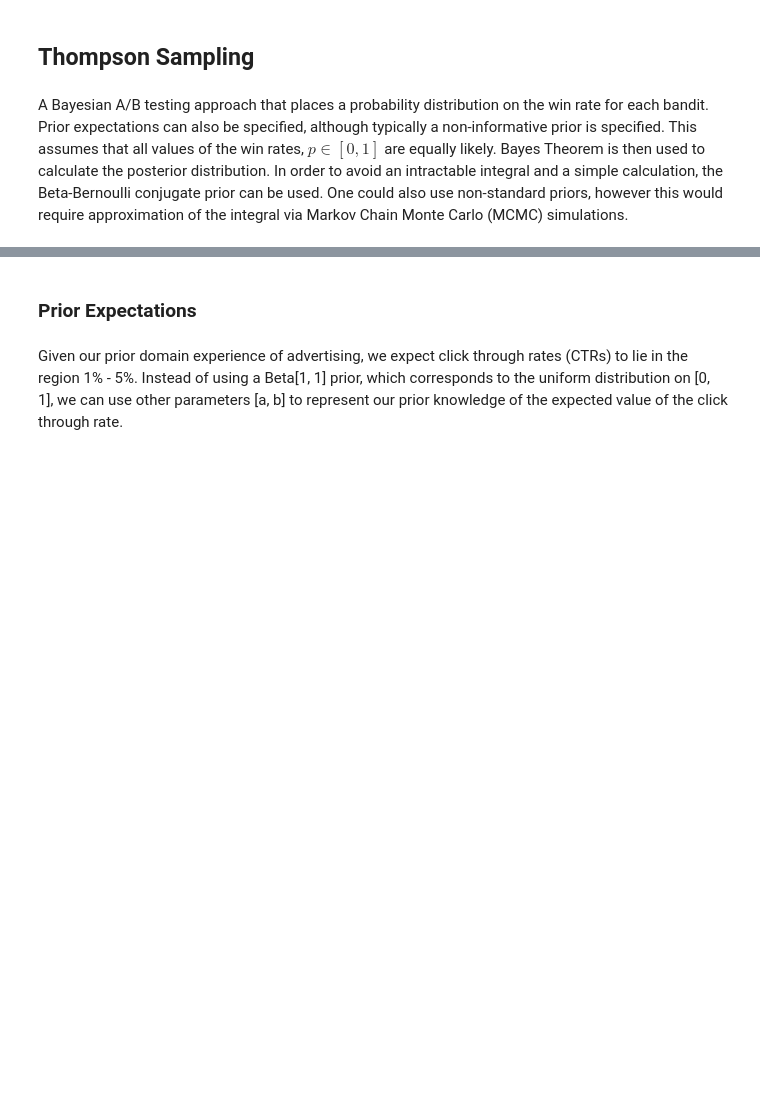
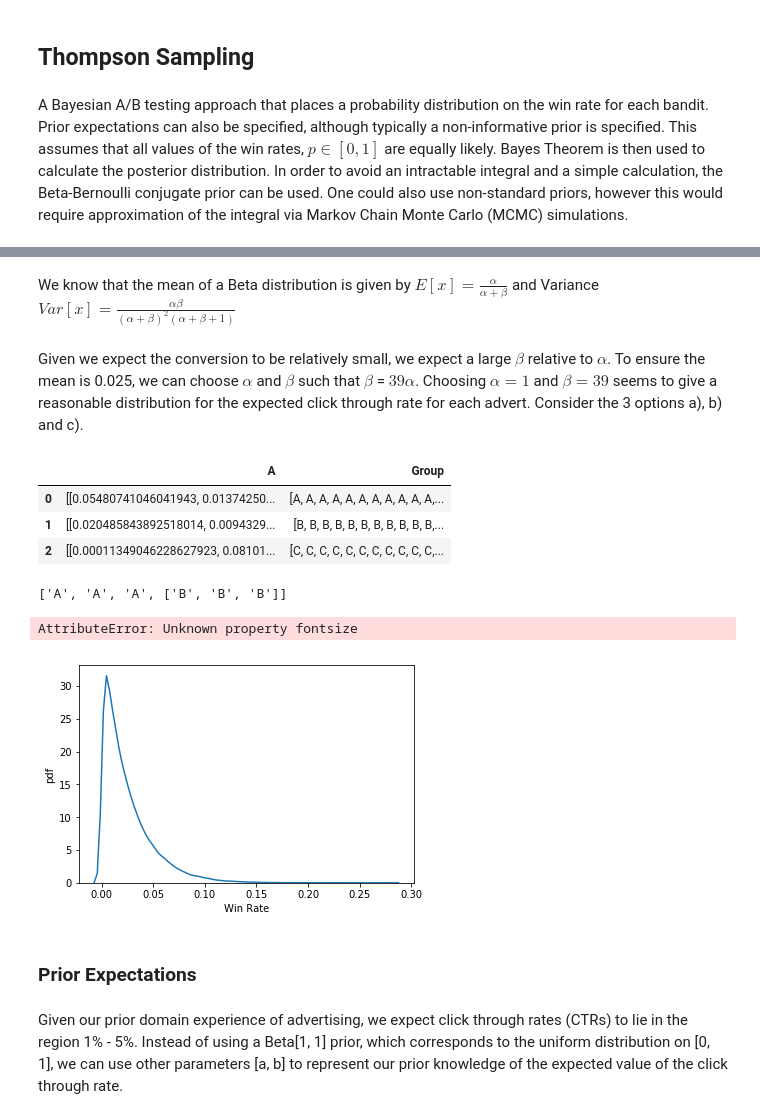
Before and after one commit to Domscruton/Bayesian-AB-Testing, a Jupyter notebook: Bayesian-AB-Algorithms.ipynb, the cells around one changed output, grey strips where cells are left out. Cells and saved outputs as stored; diff of their text form; code cells hidden in the pictures; blank space fills up the shorter version.

Commit message:
Adding description of Thompson Sampling and graphing priors

```diff
--- a/Bayesian-AB-Algorithms.ipynb
+++ b/Bayesian-AB-Algorithms.ipynb
@@ -316,0 +329,4 @@ A Bayesian A/B testing approach that places a probability distribution on the wi
+# %% [markdown]
+We know that the mean of a Beta distribution is given by $E[x] = \frac{\alpha}{\alpha + \beta}$ and Variance $Var[x] = \frac{\alpha \beta}{(\alpha + \beta)^2 (\alpha + \beta + 1)}$
+# %% [markdown]
+Given we expect the conversion to be relatively small, we expect a large $\beta$ relative to $\alpha$. To ensure the mean is 0.025, we can choose $\alpha$ and $\beta$ such that $\beta$ = $39 \alpha$. Choosing $\alpha = 1$ and $\beta = 39$ seems to give a reasonable distribution for the expected click through rate for each advert. Consider the 3 options a), b) and c).
@@ -316,0 +340,14 @@ A Bayesian A/B testing approach that places a probability distribution on the wi
+# %%
+df.head()
+# %% [output]
+|  | A | Group |
+| 0 | [[0.05480741046041943, 0.01374250... | [A, A, A, A, A, A, A, A, A, A, A,... |
+| 1 | [[0.020485843892518014, 0.0094329... | [B, B, B, B, B, B, B, B, B, B, B,... |
+| 2 | [[0.00011349046228627923, 0.08101... | [C, C, C, C, C, C, C, C, C, C, C,... |
+# %%
+a = ['A' for i in range(3)]
+b = ['B'for i in range(3)]
+a.append(b)
+a
+# %% [output]
+['A', 'A', 'A', ['B', 'B', 'B']]
@@ -317,2 +357,14 @@ A Bayesian A/B testing approach that places a probability distribution on the wi
+# %%
+data = {'A':np.random.beta(a = 1, b = 39, size = 100000)}
+
+dfplt = pd.data.fram
+a = np.random.beta(a = 1, b = 39, size = 100000)
+b = np.random.beta(a = 5, b = 195, size = 100000)
+c = np.random.beta(a = 0.2, b = 7.8, size = 100000)
+betaplt = sns.distplot(a, hist = False)
+betaplt.set(xlabel = "Win Rate", ylabel = "pdf", fontsize = 10)
+# %% [output]
+AttributeError: Unknown property fontsize
+[figure, added]
 # %%
 # while TRUE:
```
Also changed, not shown: parts of 8 cells of this notebook.
